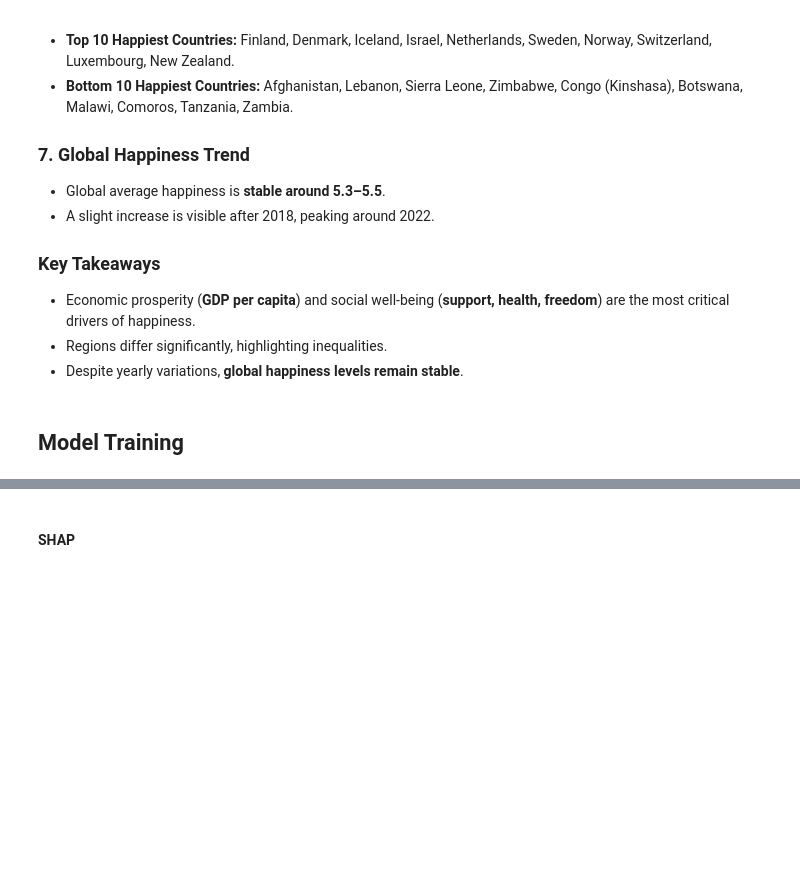
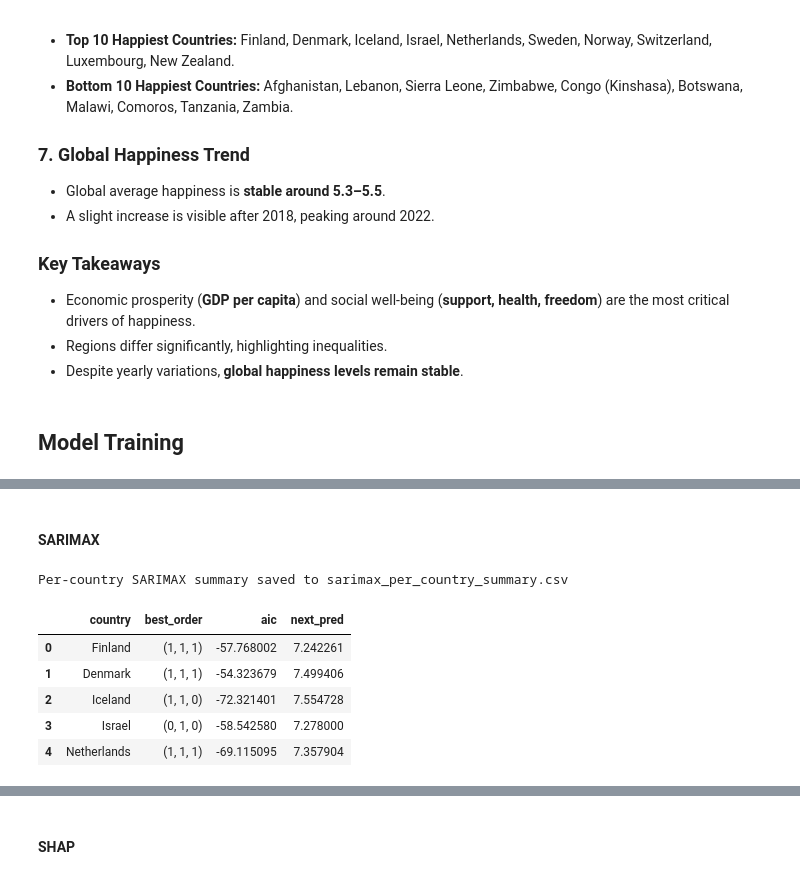
Before and after one commit to hamedtaeb/Project_SmileScore, a Jupyter notebook: Global Happiness Predictions.ipynb, the cells around one changed output, grey strips where cells are left out. Drawn from its saved outputs; the diff is of its cells as text; code cells hidden in the pictures; blank space fills up the shorter version.

```diff
--- a/Global Happiness Predictions.ipynb
+++ b/Global Happiness Predictions.ipynb
@@ -563,0 +1040,78 @@ R-squared (R²): 0.77
+# %% [markdown]
+#### SARIMAX
+# %%
+#  Per-country SARIMAX refit
+import itertools
+import pandas as pd
+from statsmodels.tsa.statespace.sarimax import SARIMAX
+
+countries = df['country'].unique()
+results = []
+
+grid = list(itertools.product([0,1], repeat=2))  # simple p,q pairs (0 or 1)
+# d fixed at 1 for stationarity
+
+for country in countries:
+    sub = df[df['country']==country].copy()
+    if sub['year'].nunique() < 5:
+        # skip very short series
+        continue
+    # create datetime index
+    sub.index = pd.to_datetime(sub['year'].astype(int), format='%Y')
+    # try to infer and set frequency only if consistent
+    try:
+        inferred = pd.infer_freq(sub.index)
+        if inferred is not None:
+            sub.index.freq = inferred
+    except Exception:
+        pass
+
+    y = sub['happiness_score']
+    exog = sub.drop(columns=['country','region','year','happiness_score'])
+    best_aic = float('inf')
+    best_order = None
+    best_res = None
+    for p,q in grid:
+        try:
+            mod = SARIMAX(y, exog=exog if exog.shape[1]>0 else None, order=(p,1,q), enforce_stationarity=False, enforce_invertibility=False)
+            res = mod.fit(disp=False)
+            if res.aic < best_aic:
+                best_aic = res.aic
+                best_order = (p,1,q)
+                best_res = res
+        except Exception:
+            continue
+    if best_res is None:
+        continue
+    # Forecast 1 step ahead (next year) using last available exog if available
+    try:
+        if exog.shape[1]>0:
+            last_exog = exog.iloc[[-1]]
+            f = best_res.get_forecast(steps=1, exog=last_exog)
+        else:
+            f = best_res.get_forecast(steps=1)
+        # predicted_mean may be an array-like
+        pred_val = None
+        try:
+            pred_val = float(f.predicted_mean.iloc[0])
+        except Exception:
+            try:
+                pred_val = float(f.predicted_mean[0])
+            except Exception:
+                pred_val = None
+    except Exception:
+        pred_val = None
+    results.append({'country': country, 'best_order': best_order, 'aic': best_aic, 'next_pred': pred_val})
+
+res_df = pd.DataFrame(results)
+res_df.to_csv('sarimax_per_country_summary.csv', index=False)
+print('Per-country SARIMAX summary saved to sarimax_per_country_summary.csv')
+display(res_df.head())
+# %% [output]
+Per-country SARIMAX summary saved to sarimax_per_country_summary.csv
+|  | country | best_order | aic | next_pred |
+| 0 | Finland | (1, 1, 1) | -57.768002 | 7.242261 |
+| 1 | Denmark | (1, 1, 1) | -54.323679 | 7.499406 |
+| 2 | Iceland | (1, 1, 0) | -72.321401 | 7.554728 |
+| 3 | Israel | (0, 1, 0) | -58.542580 | 7.278000 |
+| 4 | Netherlands | (1, 1, 1) | -69.115095 | 7.357904 |
```
Also changed, not shown: parts of 38 cells of this notebook, 5 other files.
